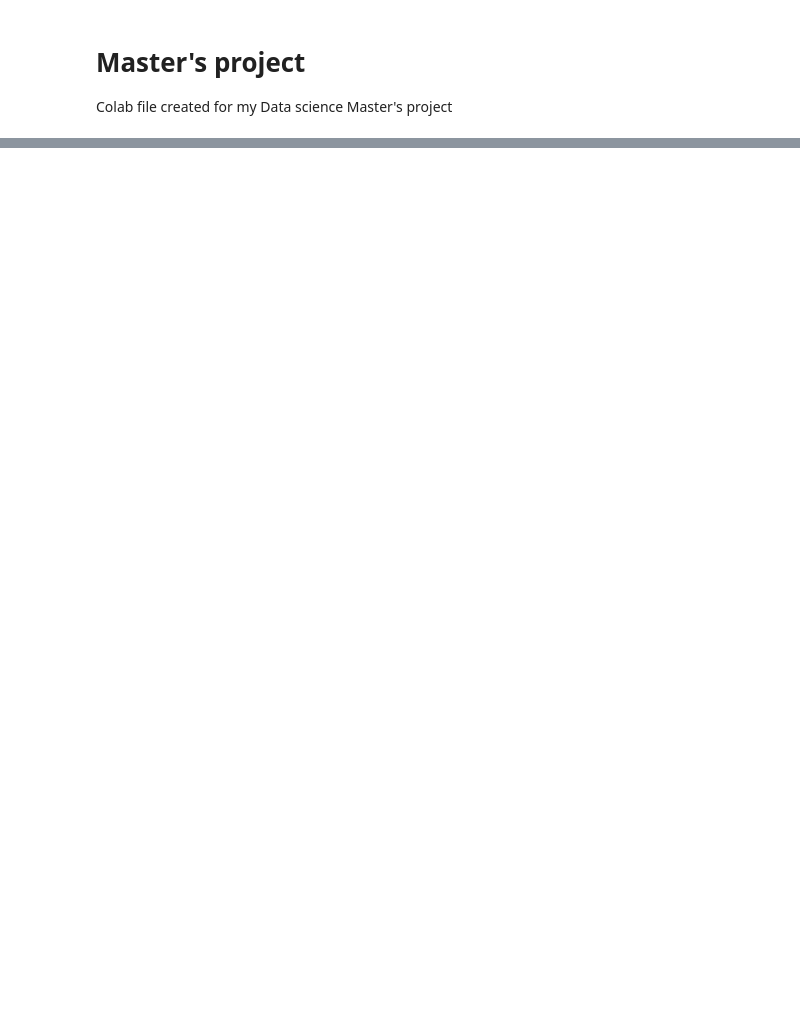
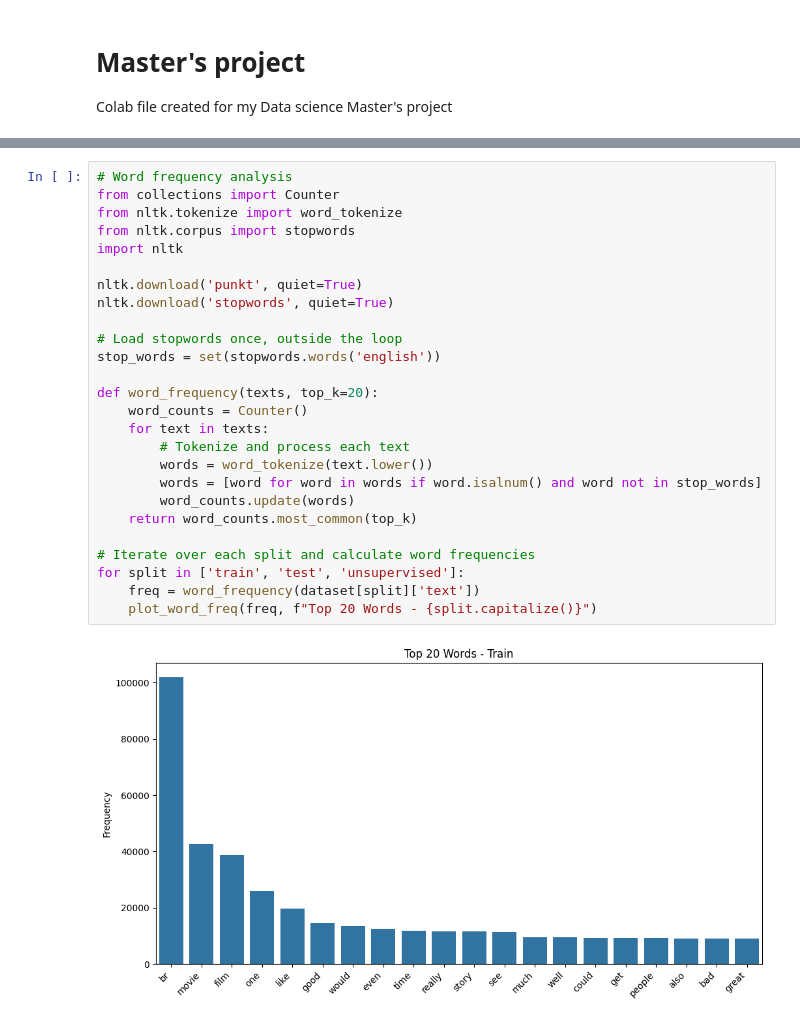
Before and after one commit to gobucbabu/Master-s-project, a Jupyter notebook: mastersproject_22019388.ipynb, the cells around one changed output, grey strips where cells are left out. Drawn from its saved outputs; the diff is of its cells as text; blank space fills up the shorter version.

```diff
--- a/mastersproject_22019388.ipynb
+++ b/mastersproject_22019388.ipynb
@@ -90,0 +97,28 @@ Quote data sample:
+# %%
+# Word frequency analysis
+from collections import Counter
+from nltk.tokenize import word_tokenize
+from nltk.corpus import stopwords
+import nltk
+
+nltk.download('punkt', quiet=True)
+nltk.download('stopwords', quiet=True)
+
+# Load stopwords once, outside the loop
+stop_words = set(stopwords.words('english'))
+
+def word_frequency(texts, top_k=20):
+    word_counts = Counter()
+    for text in texts:
+        # Tokenize and process each text
+        words = word_tokenize(text.lower())
+        words = [word for word in words if word.isalnum() and word not in stop_words]
+        word_counts.update(words)
+    return word_counts.most_common(top_k)
+
+# Iterate over each split and calculate word frequencies
+for split in ['train', 'test', 'unsupervised']:
+    freq = word_frequency(dataset[split]['text'])
+    plot_word_freq(freq, f"Top 20 Words - {split.capitalize()}")
+# %% [output]
+[figure, added]
```
Also changed, not shown: parts of 16 cells of this notebook.
